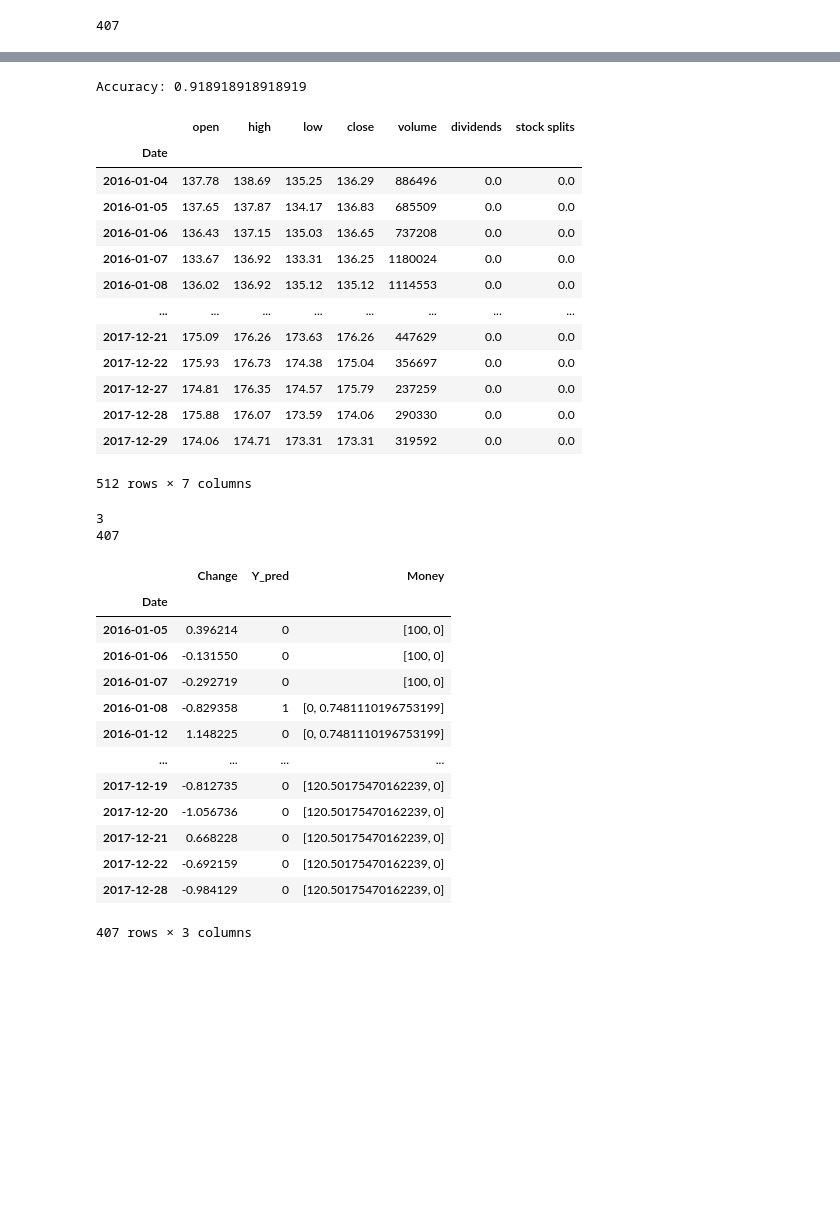
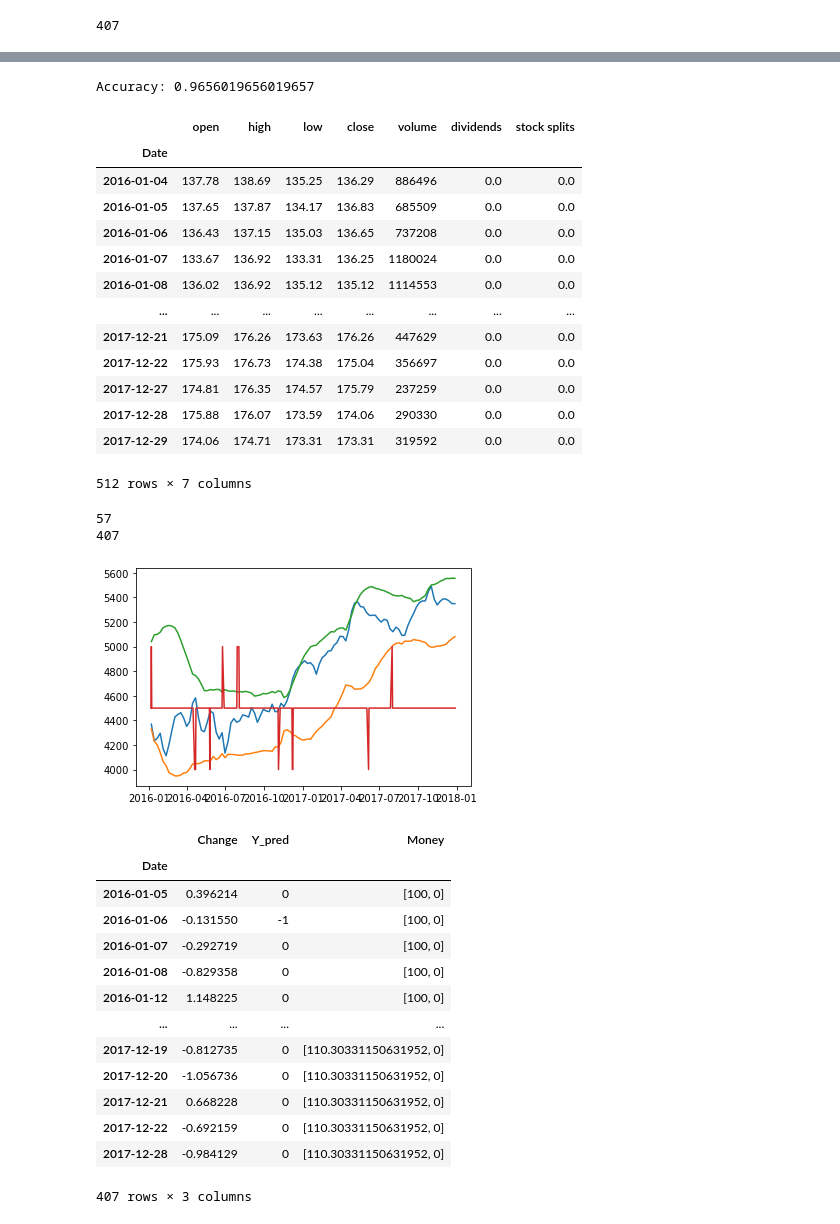
Before and after one commit to igaekus/projet-python-1A, a Jupyter notebook: algoTrading.ipynb, the cells around one changed output, grey strips where cells are left out. Drawn from its saved outputs; the diff is of its cells as text; code cells hidden in the pictures; blank space fills up the shorter version.

```diff
--- a/algoTrading.ipynb
+++ b/algoTrading.ipynb
@@ -207,7 +208,22 @@ def choice(dataset):
         else : l.append(0)
     if len(l)!=len(dataset) : raise ValueError("Problème de dim")
     return(l)
-stock_data_set["went_up"] = choice(stock_data_set)
+
+def choice_bbands(dataset):
+    l=[0]
+    for k in range(1,len(dataset)):
+        if dataset["Spread BBands upper"][k]=="NaN" : l.append("Nan")
+        elif dataset["Spread BBands lower"][k]=="NaN" : l.append("Nan")
+        elif dataset["Spread BBands upper"][k]<=0 : l.append(1)
+        elif dataset["Spread BBands lower"][k]<=0 : l.append(-1)
+        else : l.append(0)
+    if len(l)!=len(dataset) : raise ValueError("Problème de dim")
+    return(l)
+
+
+
+
+stock_data_set["went_up"] = choice_bbands(stock_data_set)
 
 
 yo = ["Spread BBands upper","Spread BBands lower","Daily p change","RSI","went_up"]
@@ -297,7 +313,7 @@ len(y_pred)==len(y_test)
 
 prices
 # %% [output]
-Accuracy: 0.918918918918919
+Accuracy: 0.9656019656019657
 |  | open | high | low | close | volume | dividends | stock splits |
 | Date |  |  |  |  |  |  |  |
 | 2016-01-04 | 137.78 | 138.69 | 135.25 | 136.29 | 886496 | 0.0 | 0.0 |
@@ -315,42 +331,50 @@ Accuracy: 0.918918918918919
 # %%
 def profit_ToR(df=df):
     acc = 100
     portf = 0
     i=1
     l = [[acc,portf]]
     while df["Y_pred"][i]!=1 :
         i+=1
         l.append(l[-1])
     print(i)
     e,f,g =0,0,0
     while i<len(df):
         if df["Y_pred"][i]==1 and l[-1][0]!=0: l.append([0,l[-1][0]/prices["open"][i]])
         elif df["Y_pred"][i]==-1 and l[-1][1]!=0: l.append([l[-1][1]*prices["open"][i],0])
         else  : l.append(l[-1])
         i+=1
     print(i)
     df["Money"]=l
     return(df)
 
 
 a=profit_ToR()
+
+
+plt.plot((cac40_hist["open"]["2016":"2017"]+cac40_hist["close"]["2016":"2017"])/2)
+plt.plot(ind_bbands["2016":"2017"].BB_LOWER)
+plt.plot(ind_bbands["2016":"2017"].BB_UPPER)
+plt.plot(-resultats["action_pred"]*500+4500)
+plt.show()
 a
 # %% [output]
-3
+57
 407
+[figure, added]
 |  | Change | Y_pred | Money |
 | Date |  |  |  |
 | 2016-01-05 | 0.396214 | 0 | [100, 0] |
-| 2016-01-06 | -0.131550 | 0 | [100, 0] |
+| 2016-01-06 | -0.131550 | -1 | [100, 0] |
 | 2016-01-07 | -0.292719 | 0 | [100, 0] |
-| 2016-01-08 | -0.829358 | 1 | [0, 0.7481110196753199] |
-| 2016-01-12 | 1.148225 | 0 | [0, 0.7481110196753199] |
+| 2016-01-08 | -0.829358 | 0 | [100, 0] |
+| 2016-01-12 | 1.148225 | 0 | [100, 0] |
 | ... | ... | ... | ... |
-| 2017-12-19 | -0.812735 | 0 | [120.50175470162239, 0] |
-| 2017-12-20 | -1.056736 | 0 | [120.50175470162239, 0] |
-| 2017-12-21 | 0.668228 | 0 | [120.50175470162239, 0] |
-| 2017-12-22 | -0.692159 | 0 | [120.50175470162239, 0] |
-| 2017-12-28 | -0.984129 | 0 | [120.50175470162239, 0] |
+| 2017-12-19 | -0.812735 | 0 | [110.30331150631952, 0] |
+| 2017-12-20 | -1.056736 | 0 | [110.30331150631952, 0] |
+| 2017-12-21 | 0.668228 | 0 | [110.30331150631952, 0] |
+| 2017-12-22 | -0.692159 | 0 | [110.30331150631952, 0] |
+| 2017-12-28 | -0.984129 | 0 | [110.30331150631952, 0] |
 407 rows × 3 columns
 # %%
 test = model.predict(stock_data_set["2019-01"])
```
Also changed, not shown: parts of 14 cells of this notebook.
